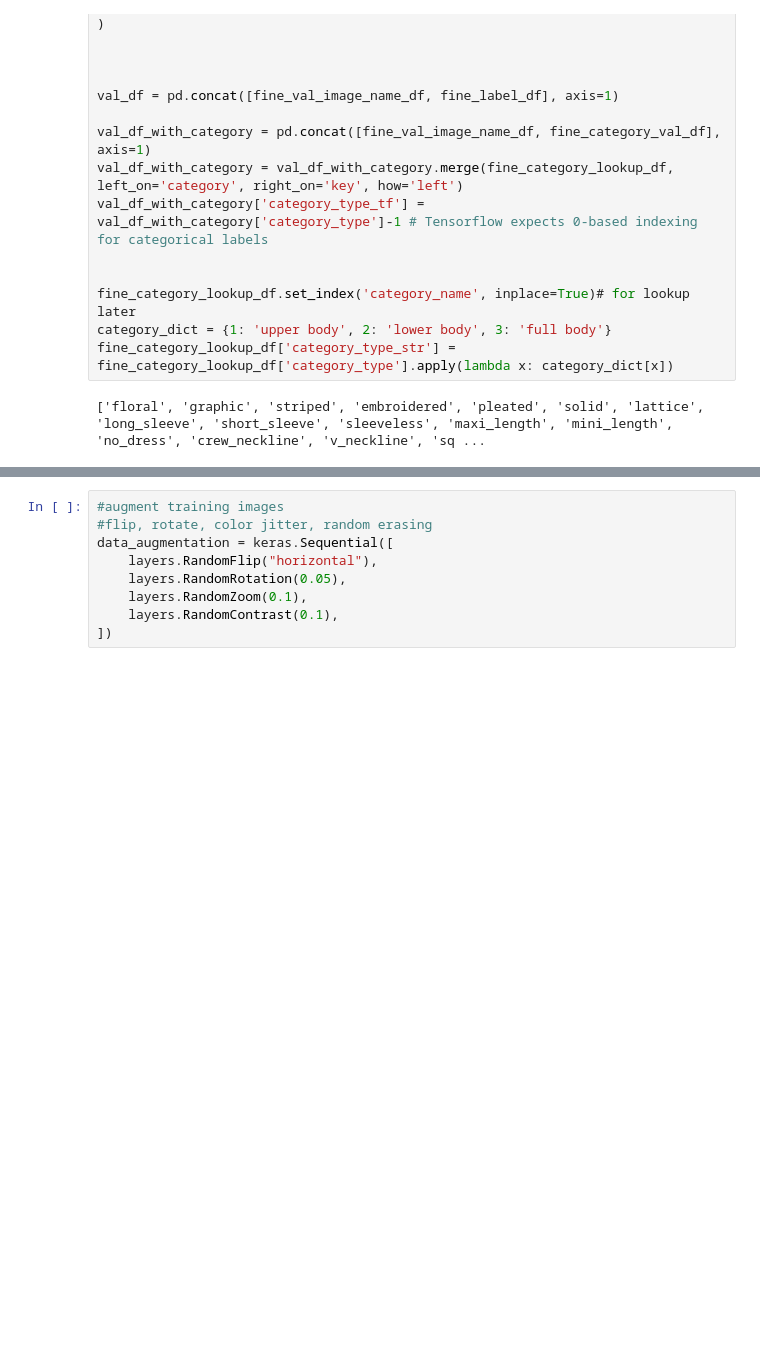
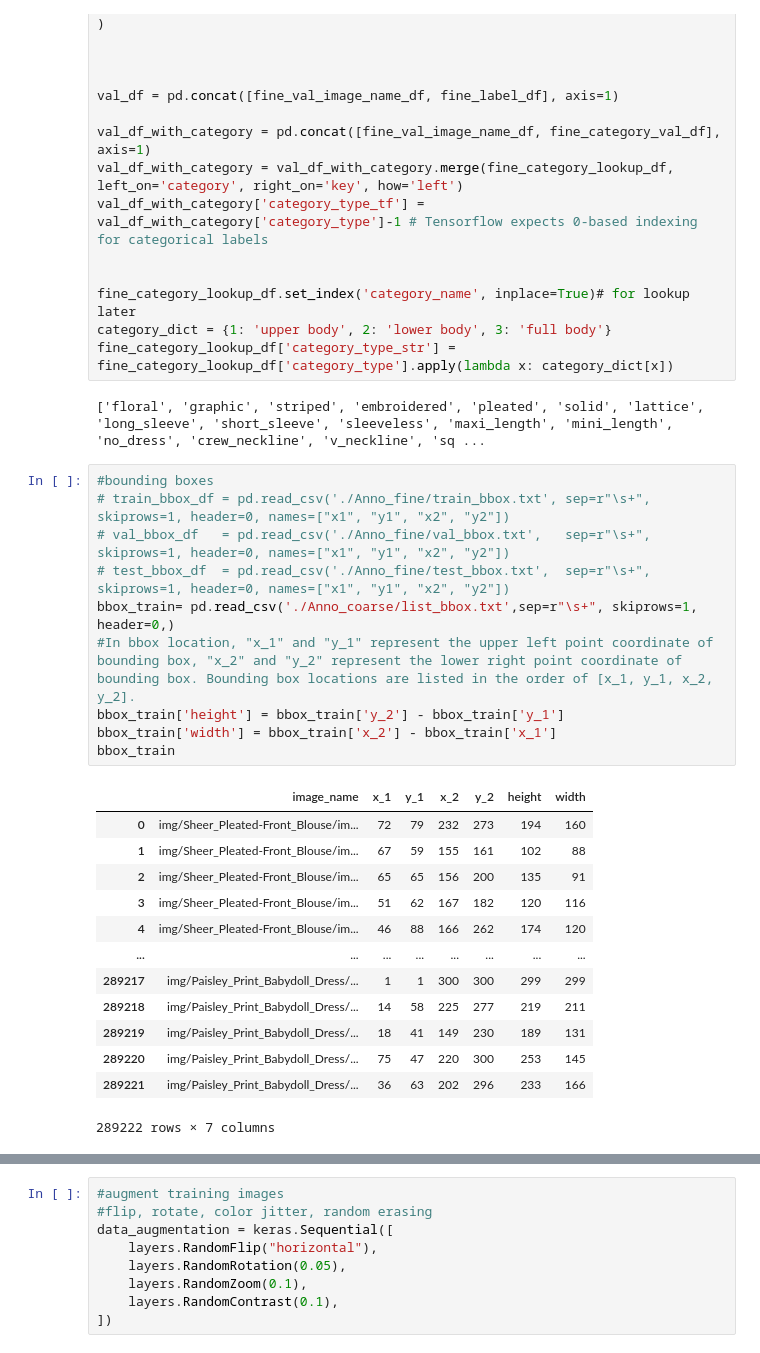
Before and after one commit to manavka/DeepFashion_DS207, a Jupyter notebook: New CNN.ipynb, the cells around one changed output, grey strips where cells are left out. Saved outputs shown, nothing was run; the diff lists cells and outputs as text; blank space fills up the shorter version.

```diff
--- a/New CNN.ipynb
+++ b/New CNN.ipynb
@@ -103,6 +103,30 @@ category_dict = {1: 'upper body', 2: 'lower body', 3: 'full body'}
 fine_category_lookup_df['category_type_str'] = fine_category_lookup_df['category_type'].apply(lambda x: category_dict[x])
 # %% [output]
 ['floral', 'graphic', 'striped', 'embroidered', 'pleated', 'solid', 'lattice', 'long_sleeve', 'short_sleeve', 'sleeveless', 'maxi_length', 'mini_length', 'no_dress', 'crew_neckline', 'v_neckline', 'sq ...
+# %%
+#bounding boxes
+# train_bbox_df = pd.read_csv('./Anno_fine/train_bbox.txt', sep=r"\s+", skiprows=1, header=0, names=["x1", "y1", "x2", "y2"])
+# val_bbox_df   = pd.read_csv('./Anno_fine/val_bbox.txt',   sep=r"\s+", skiprows=1, header=0, names=["x1", "y1", "x2", "y2"])
+# test_bbox_df  = pd.read_csv('./Anno_fine/test_bbox.txt',  sep=r"\s+", skiprows=1, header=0, names=["x1", "y1", "x2", "y2"])
+bbox_train= pd.read_csv('./Anno_coarse/list_bbox.txt',sep=r"\s+", skiprows=1, header=0,)
+#In bbox location, "x_1" and "y_1" represent the upper left point coordinate of bounding box, "x_2" and "y_2" represent the lower right point coordinate of bounding box. Bounding box locations are listed in the order of [x_1, y_1, x_2, y_2].
+bbox_train['height'] = bbox_train['y_2'] - bbox_train['y_1']
+bbox_train['width'] = bbox_train['x_2'] - bbox_train['x_1']
+bbox_train
+# %% [output]
+|  | image_name | x_1 | y_1 | x_2 | y_2 | height | width |
+| 0 | img/Sheer_Pleated-Front_Blouse/im... | 72 | 79 | 232 | 273 | 194 | 160 |
+| 1 | img/Sheer_Pleated-Front_Blouse/im... | 67 | 59 | 155 | 161 | 102 | 88 |
+| 2 | img/Sheer_Pleated-Front_Blouse/im... | 65 | 65 | 156 | 200 | 135 | 91 |
+| 3 | img/Sheer_Pleated-Front_Blouse/im... | 51 | 62 | 167 | 182 | 120 | 116 |
+| 4 | img/Sheer_Pleated-Front_Blouse/im... | 46 | 88 | 166 | 262 | 174 | 120 |
+| ... | ... | ... | ... | ... | ... | ... | ... |
+| 289217 | img/Paisley_Print_Babydoll_Dress/... | 1 | 1 | 300 | 300 | 299 | 299 |
+| 289218 | img/Paisley_Print_Babydoll_Dress/... | 14 | 58 | 225 | 277 | 219 | 211 |
+| 289219 | img/Paisley_Print_Babydoll_Dress/... | 18 | 41 | 149 | 230 | 189 | 131 |
+| 289220 | img/Paisley_Print_Babydoll_Dress/... | 75 | 47 | 220 | 300 | 253 | 145 |
+| 289221 | img/Paisley_Print_Babydoll_Dress/... | 36 | 63 | 202 | 296 | 233 | 166 |
+289222 rows × 7 columns
 # %%
 # define load image function
 IMG_SIZE = (224, 224)
```
Also changed, not shown: parts of 20 cells of this notebook.
